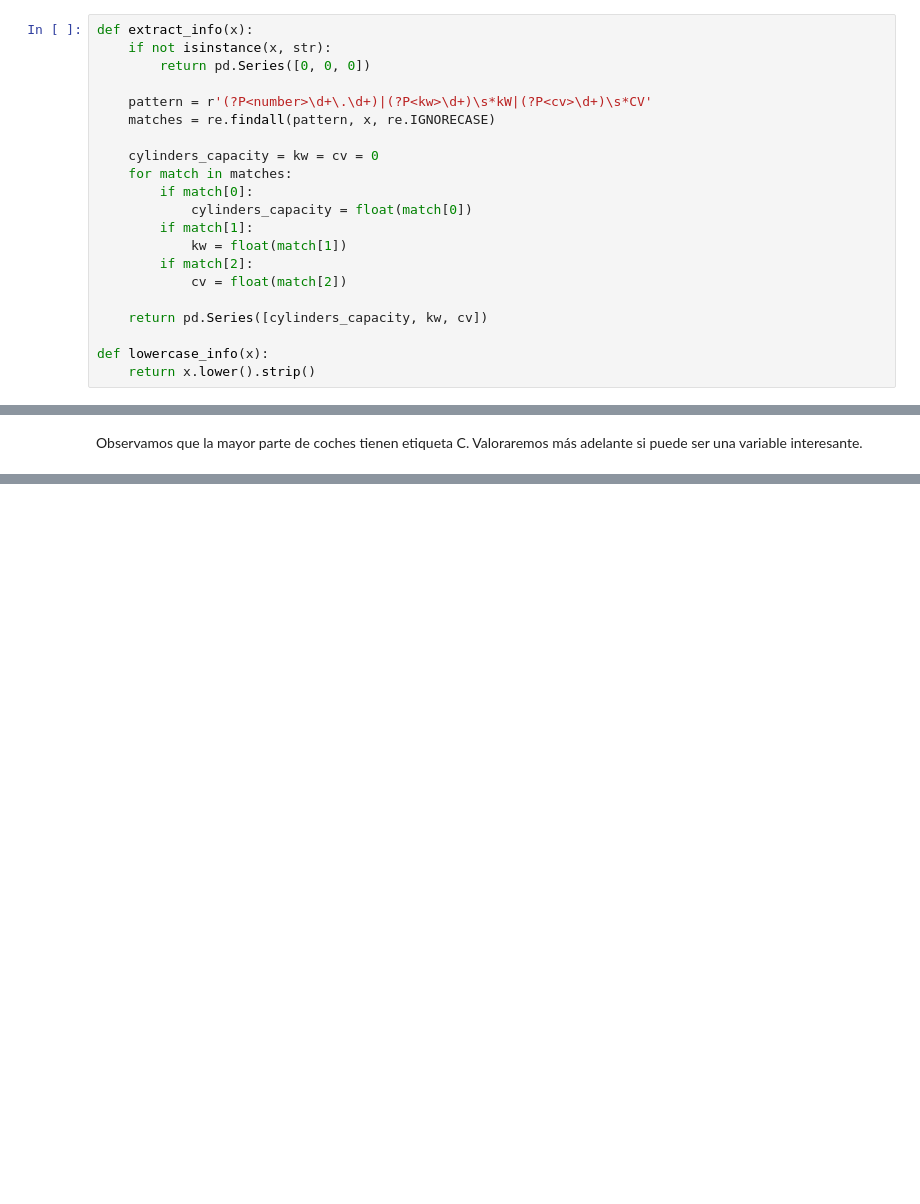
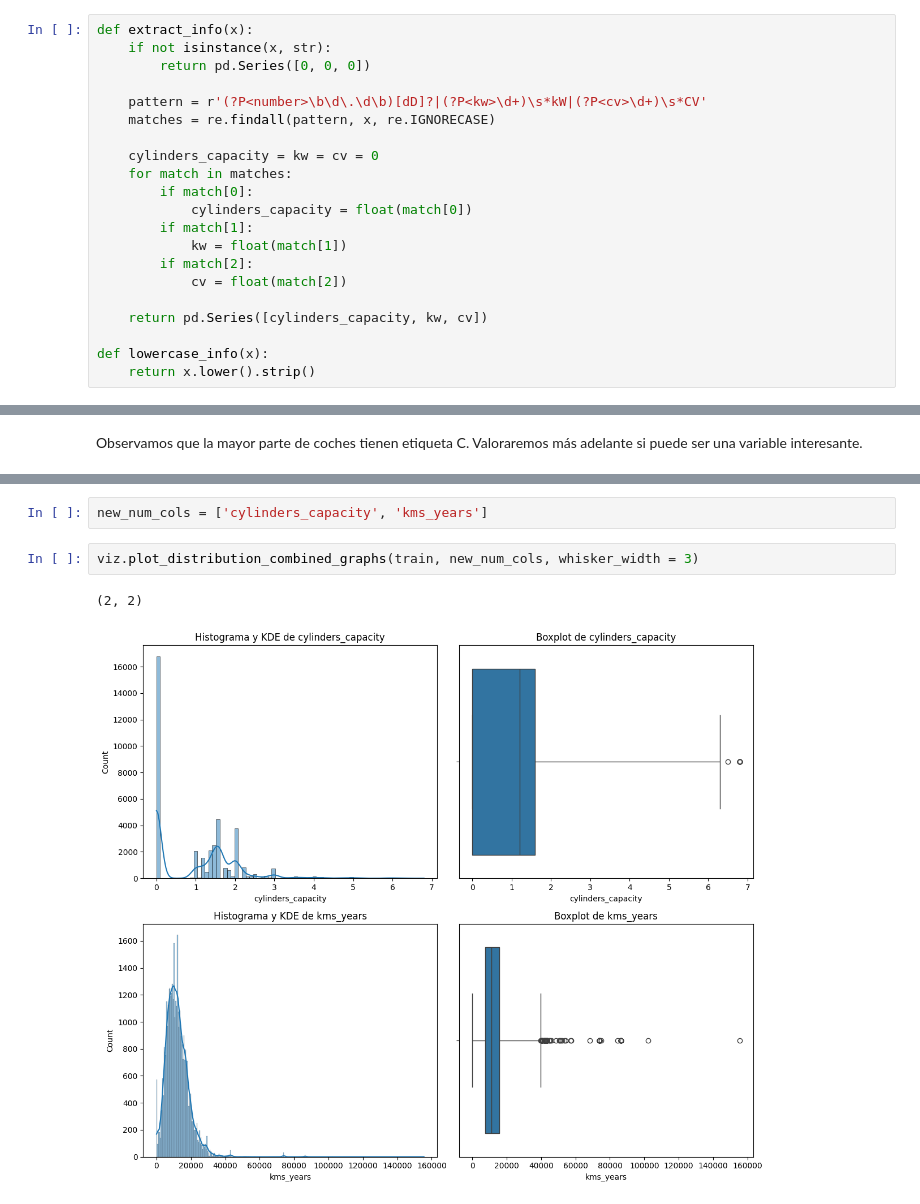
Before and after one commit to mPuchadesdo/ML_Coches-de-segunda-mano, a Jupyter notebook: src/notebooks/data_exploration.ipynb, the cells around one changed output, grey strips where cells are left out. Drawn from its saved outputs; the diff is of its cells as text; blank space fills up the shorter version.

```diff
--- a/src/notebooks/data_exploration.ipynb
+++ b/src/notebooks/data_exploration.ipynb
@@ -517,7 +520,7 @@ def extract_info(x):
     if not isinstance(x, str):
         return pd.Series([0, 0, 0])
 
-    pattern = r'(?P<number>\d+\.\d+)|(?P<kw>\d+)\s*kW|(?P<cv>\d+)\s*CV'
+    pattern = r'(?P<number>\b\d\.\d\b)[dD]?|(?P<kw>\d+)\s*kW|(?P<cv>\d+)\s*CV'
     matches = re.findall(pattern, x, re.IGNORECASE)
 
     cylinders_capacity = kw = cv = 0
@@ -645,0 +664,7 @@ Observamos que la mayor parte de coches tienen etiqueta C. Valoraremos más adel
+# %%
+new_num_cols = ['cylinders_capacity', 'kms_years']
+# %%
+viz.plot_distribution_combined_graphs(train, new_num_cols, whisker_width = 3)
+# %% [output]
+(2, 2)
+[figure, added]
```
Also changed, not shown: parts of 22 cells of this notebook.
